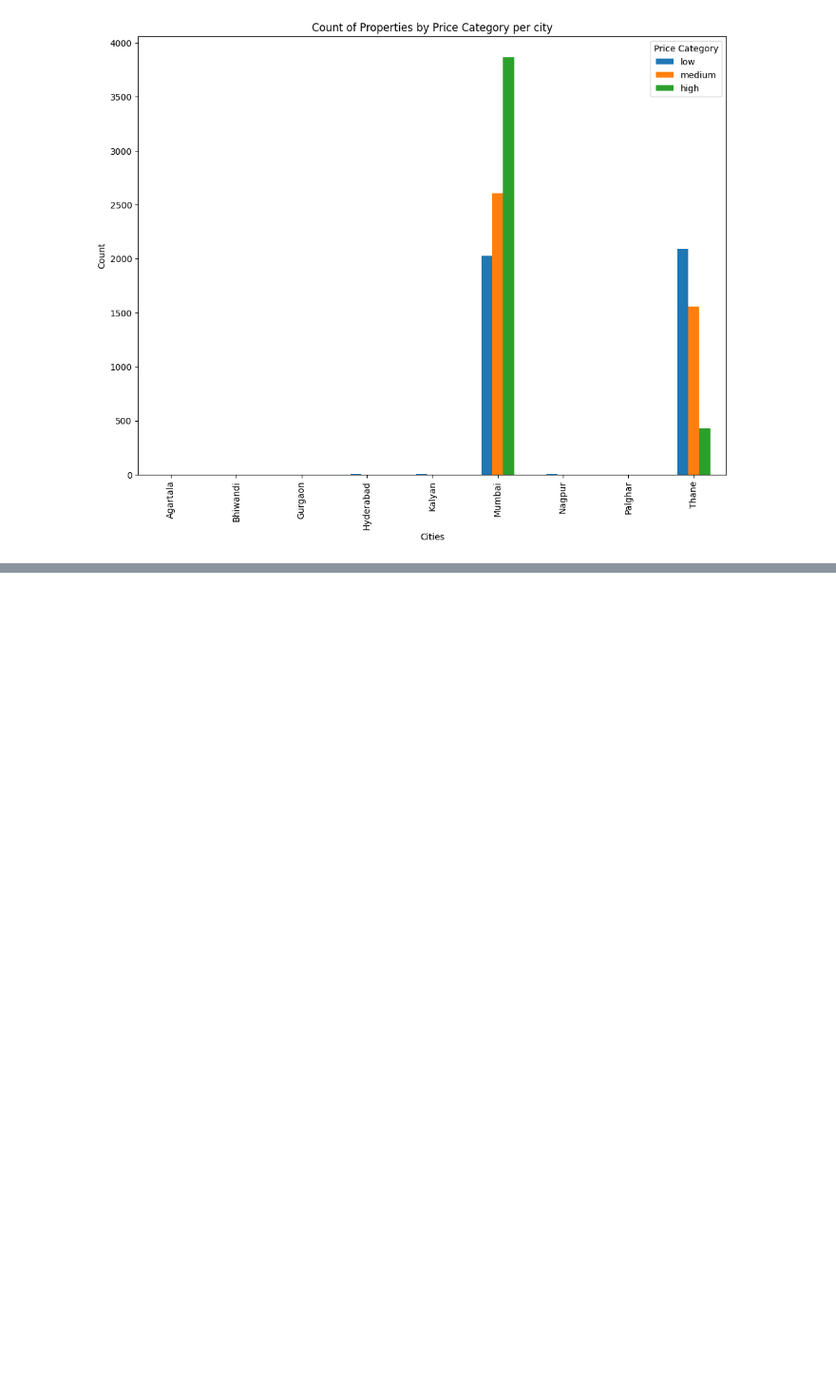
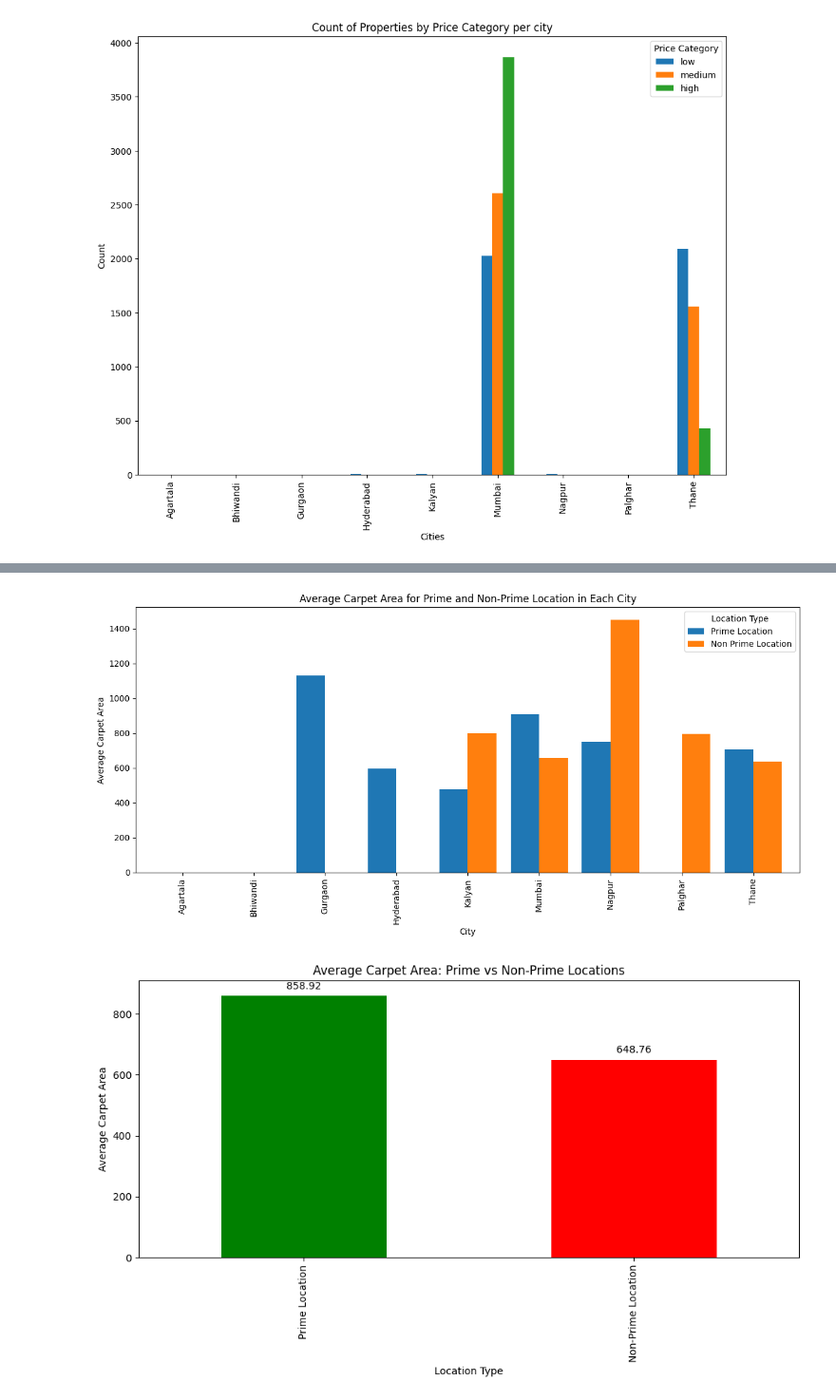
Before and after one commit to Data-Analytics-IIITH/Data-Visualization, a Jupyter notebook: assignment1_3.ipynb, the cells around one changed output, grey strips where cells are left out. Shown: that part at 95% size. Cells and saved outputs as stored; diff of their text form; code cells hidden in the pictures; blank space fills up the shorter version.

Commit message:
Drew plots for Task 4 and Task 5

```diff
--- a/assignment1_3.ipynb
+++ b/assignment1_3.ipynb
@@ -316,0 +332,46 @@ Passing `palette` without assigning `hue` is deprecated and will be removed in v
+# %%
+prime_location_df = df[df['isPrimeLocationProperty'] == 'Y']
+non_prime_location_df = df[df['isPrimeLocationProperty'] == 'N']
+
+# plot for average price comparison in each city
+fig, ax = plt.subplots(figsize=(12, 6))
+prime_location_carpet_area = prime_location_df.groupby('City')['Carpet Area'].mean()
+non_prime_location_carpet_area = non_prime_location_df.groupby('City')['Carpet Area'].mean()
+combined_df = pd.DataFrame({
+            'Prime Location': prime_location_carpet_area,
+            'Non Prime Location': non_prime_location_carpet_area
+        }).reset_index()
+
+combined_df.plot(kind='bar', x='City', ax=ax, width=0.8)
+ax.set_title('Average Carpet Area for Prime and Non-Prime Location in Each City')
+ax.set_xlabel('City')
+ax.set_ylabel('Average Carpet Area')
+ax.legend(title='Location Type')
+plt.tight_layout()
+plt.show()
+
+
+prime_location_avg = prime_location_df['Carpet Area'].mean()
+non_prime_location_avg = non_prime_location_df['Carpet Area'].mean()
+
+comparison_df = pd.DataFrame({
+    'Location Type': ['Prime Location', 'Non-Prime Location'],
+    'Average Carpet Area': [prime_location_avg, non_prime_location_avg]
+})
+
+# Plot for average carpet area comparision across all cities
+plt.figure(figsize=(10, 6))
+ax = plt.gca()
+comparison_df.plot(kind='bar', x='Location Type', y='Average Carpet Area', ax=ax, color=['green', 'red'], legend=False)
+ax.set_title('Average Carpet Area: Prime vs Non-Prime Locations')
+ax.set_xlabel('Location Type')
+ax.set_ylabel('Average Carpet Area')
+ax.set_ylim(0, max(comparison_df['Average Carpet Area']) + 50)  # Adjust y-limit for better visualization
+for p in ax.patches:
+    ax.annotate(f'{p.get_height():.2f}', (p.get_x() + p.get_width() / 2., p.get_height()),
+                ha='center', va='center', xytext=(0, 10), textcoords='offset points')
+plt.tight_layout()
+plt.show()
+# %% [output]
+[figure, added]
+[figure, added]
```
Also changed, not shown: parts of 5 cells of this notebook.
